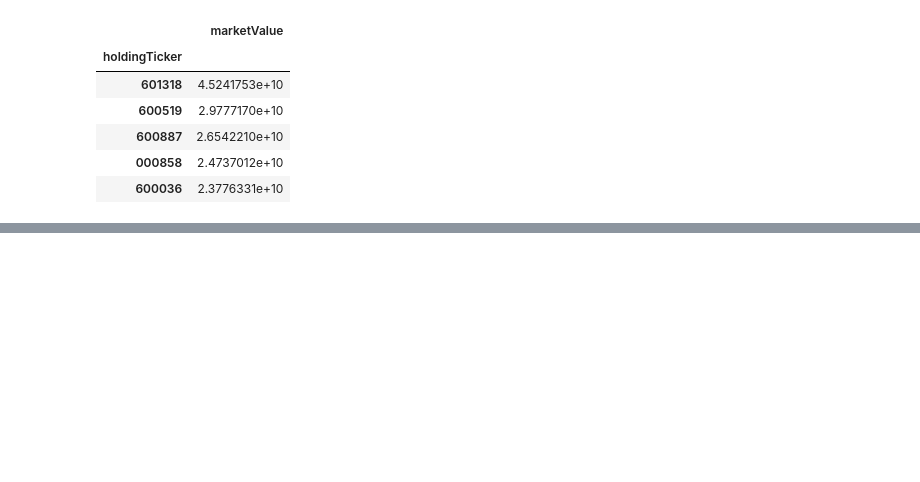
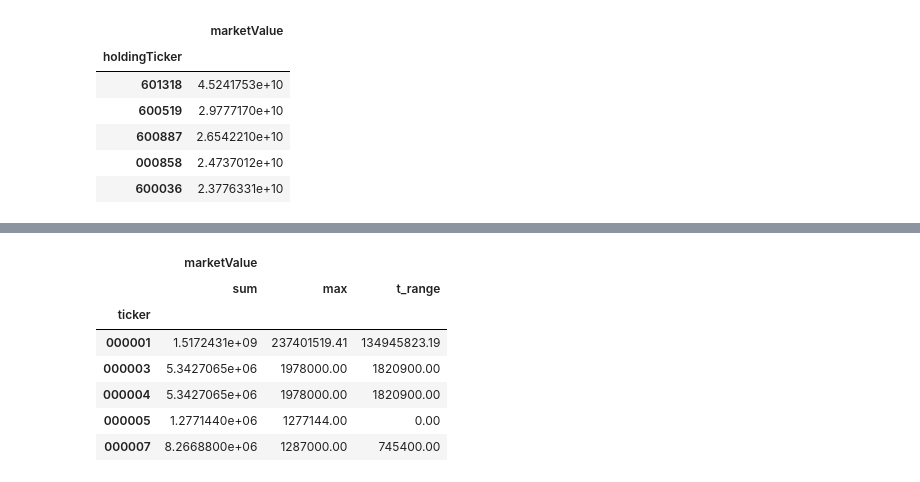
Before and after one commit to mr0x16/ml_note, a Jupyter notebook: numpytest.ipynb, the cells around one changed output, grey strips where cells are left out. Drawn from its saved outputs; the diff is of its cells as text; code cells hidden in the pictures; blank space fills up the shorter version.

```diff
--- a/numpytest.ipynb
+++ b/numpytest.ipynb
@@ -750,3 +730,6 @@ df[['marketValue']].groupby(df['holdingTicker']).sum().sort_values('marketValue'
 | 600887 | 2.6542210e+10 |
 | 000858 | 2.4737012e+10 |
 | 600036 | 2.3776331e+10 |
+# %%
+def t_range(arr):
+    return arr.max()-arr.min()
@@ -752,0 +746,11 @@ df[['marketValue']].groupby(df['holdingTicker']).sum().sort_values('marketValue'
+# %%
+df[['marketValue']].groupby(df['ticker']).agg(['sum', 'max', t_range]).head()
+# %% [output]
+|  | marketValue |  |  |
+|  | sum | max | t_range |
+| ticker |  |  |  |
+| 000001 | 1.5172431e+09 | 237401519.41 | 134945823.19 |
+| 000003 | 5.3427065e+06 | 1978000.00 | 1820900.00 |
+| 000004 | 5.3427065e+06 | 1978000.00 | 1820900.00 |
+| 000005 | 1.2771440e+06 | 1277144.00 | 0.00 |
+| 000007 | 8.2668800e+06 | 1287000.00 | 745400.00 |
```
Also changed, not shown: parts of 10 cells of this notebook, 1 other file.
